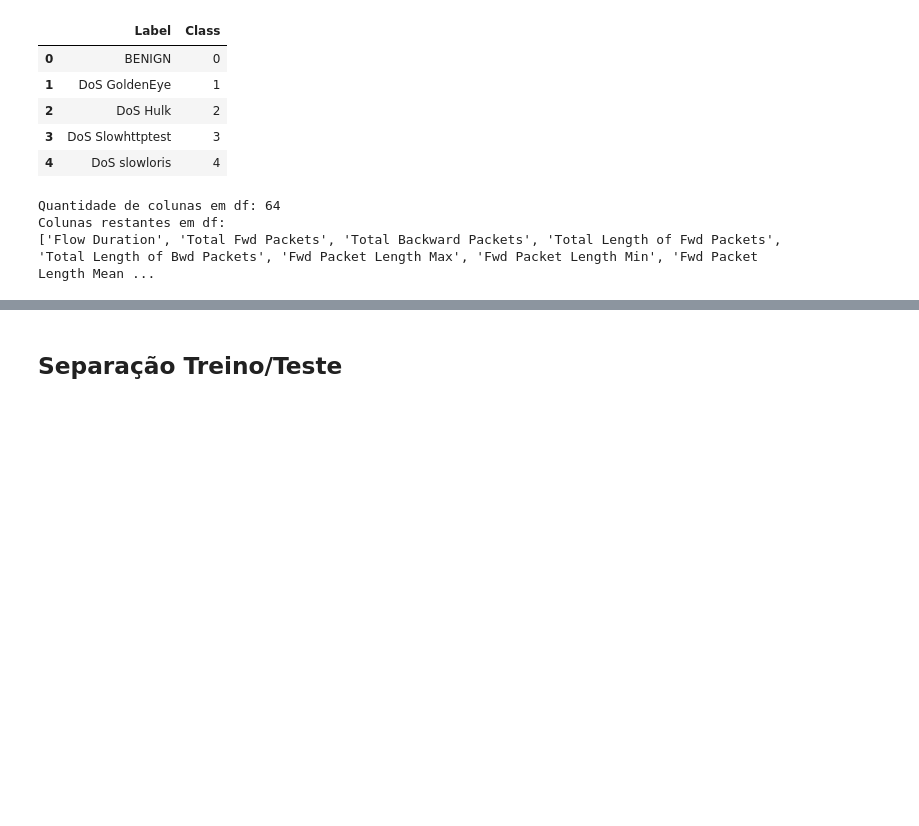
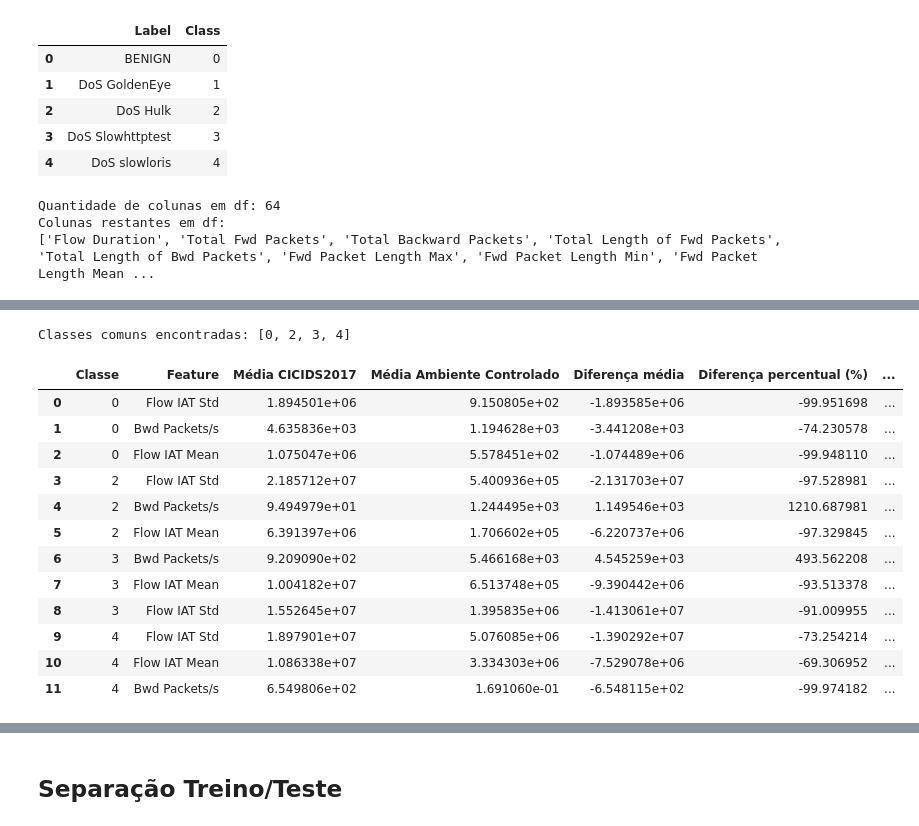
Before and after one commit to AlfredoLSN/Suricata_ML, a Jupyter notebook: main copy.ipynb, the cells around one changed output, grey strips where cells are left out. Saved outputs shown, nothing was run; the diff lists cells and outputs as text; code cells hidden in the pictures; blank space fills up the shorter version.

```diff
--- a/main copy.ipynb
+++ b/main copy.ipynb
@@ -282,0 +265,14 @@ Colunas restantes em df:
+# %%
+# Carregar modelo e LabelEncoder
+model_path = "modelo/random_forest.joblib"
+le_path = "modelo/label_encoder.joblib"
+
+missing = [p for p in (model_path, le_path) if not os.path.exists(p)]
+if missing:
+    raise FileNotFoundError(f"Arquivo(s) não encontrado(s): {missing}")
+
+random_forest = joblib.load(model_path)
+label_encoder = joblib.load(le_path)
+
+print("Modelo carregado:", type(random_forest))
+print("LabelEncoder carregado. Classes:", getattr(label_encoder, "classes_", None))
@@ -282,0 +306,2 @@ Colunas restantes em df:
+# %%
+df_final = pd.read_csv("data_tcc/flows/predicted_classes.csv", low_memory=False)
@@ -282,0 +543,30 @@ Colunas restantes em df:
+# %%
+df_final['class_real'] = label_encoder.transform(df_final['class_real'].astype(str))
+# %%
+
+resultado_por_classe = comparar_distribuicoes_por_classe2(
+    colunas=['Bwd Packets/s', 'Flow IAT Mean', 'Flow IAT Std'],
+    df_ref=df_train,
+    df_comp=df_final,
+    coluna_label_ref="Class",
+    coluna_label_comp="class_real",  # troque para o nome correto no df_final
+    nome_ref="CICIDS2017",
+    nome_comp="Ambiente Controlado"
+)
+
+resultado_por_classe.head(30)
+# %% [output]
+Classes comuns encontradas: [0, 2, 3, 4]
+|  | Classe | Feature | Média CICIDS2017 | Média Ambiente Controlado | Diferença média | Diferença percentual (%) | ... |
+| 0 | 0 | Flow IAT Std | 1.894501e+06 | 9.150805e+02 | -1.893585e+06 | -99.951698 | ... |
+| 1 | 0 | Bwd Packets/s | 4.635836e+03 | 1.194628e+03 | -3.441208e+03 | -74.230578 | ... |
+| 2 | 0 | Flow IAT Mean | 1.075047e+06 | 5.578451e+02 | -1.074489e+06 | -99.948110 | ... |
+| 3 | 2 | Flow IAT Std | 2.185712e+07 | 5.400936e+05 | -2.131703e+07 | -97.528981 | ... |
+| 4 | 2 | Bwd Packets/s | 9.494979e+01 | 1.244495e+03 | 1.149546e+03 | 1210.687981 | ... |
+| 5 | 2 | Flow IAT Mean | 6.391397e+06 | 1.706602e+05 | -6.220737e+06 | -97.329845 | ... |
+| 6 | 3 | Bwd Packets/s | 9.209090e+02 | 5.466168e+03 | 4.545259e+03 | 493.562208 | ... |
+| 7 | 3 | Flow IAT Mean | 1.004182e+07 | 6.513748e+05 | -9.390442e+06 | -93.513378 | ... |
+| 8 | 3 | Flow IAT Std | 1.552645e+07 | 1.395835e+06 | -1.413061e+07 | -91.009955 | ... |
+| 9 | 4 | Flow IAT Std | 1.897901e+07 | 5.076085e+06 | -1.390292e+07 | -73.254214 | ... |
+| 10 | 4 | Flow IAT Mean | 1.086338e+07 | 3.334303e+06 | -7.529078e+06 | -69.306952 | ... |
+| 11 | 4 | Bwd Packets/s | 6.549806e+02 | 1.691060e-01 | -6.548115e+02 | -99.974182 | ... |
```
Also changed, not shown: parts of 7 cells of this notebook, 1 other file.
